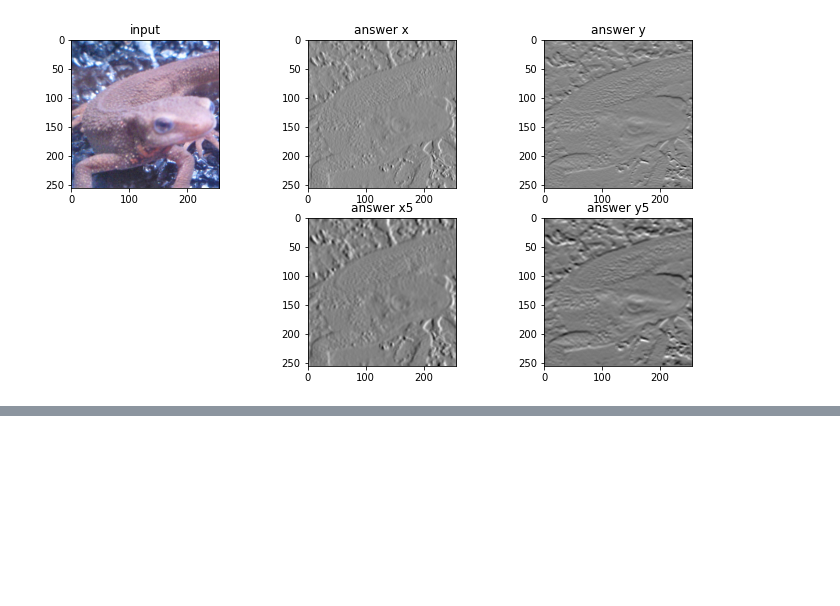
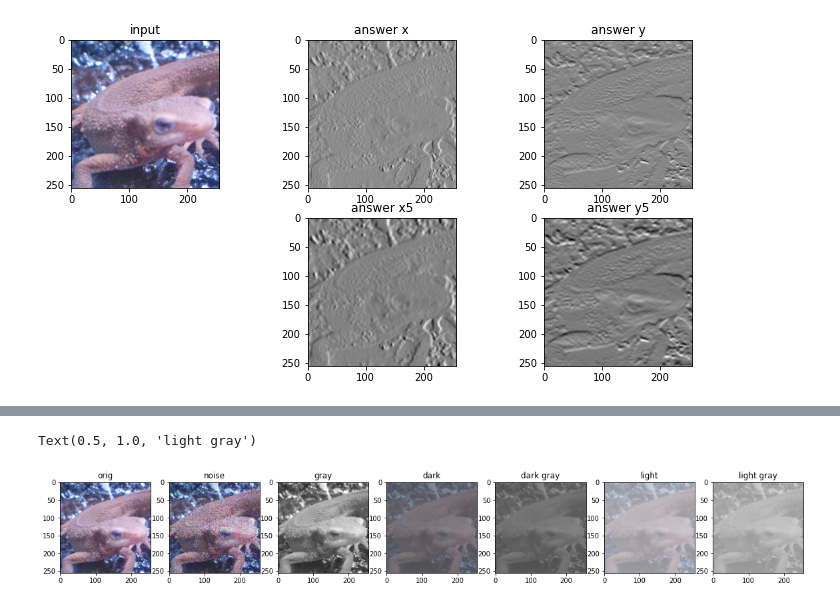
Before and after one commit to azugxi7374/garakuta222, a Jupyter notebook: 004_gazo/008.ipynb, the cells around one changed output, grey strips where cells are left out. Drawn from its saved outputs; the diff is of its cells as text; code cells hidden in the pictures; blank space fills up the shorter version.

```diff
--- a/004_gazo/008.ipynb
+++ b/004_gazo/008.ipynb
@@ -111,0 +122,26 @@ plt.show()
+# %%
+import numpy as np
+import matplotlib.pyplot as plt
+from matplotlib.colors import Normalize
+import cv2
+from skimage import io
+
+img_orig = io.imread('https://yoyoyo-yo.github.io/Gasyori100knock/dataset/images/imori_256x256.png')
+img_noise = io.imread('https://yoyoyo-yo.github.io/Gasyori100knock/dataset/images/imori_256x256_noise.png')
+img_gray = cv2.cvtColor(img_orig, cv2.COLOR_RGB2GRAY)
+img_dark = io.imread('https://yoyoyo-yo.github.io/Gasyori100knock/dataset/images/imori_256x256_dark.png')
+img_dark_gray = cv2.cvtColor(img_dark, cv2.COLOR_RGB2GRAY)
+img_light = io.imread('https://yoyoyo-yo.github.io/Gasyori100knock/dataset/images/imori_256x256_light.png')
+img_light_gray = cv2.cvtColor(img_light, cv2.COLOR_RGB2GRAY)
+
+plt.figure(figsize=(20, 4))
+plt.subplot(1, 7, 1); plt.imshow(img_orig); plt.title('orig')
+plt.subplot(1, 7, 2); plt.imshow(img_noise); plt.title('noise')
+plt.subplot(1, 7, 3); plt.imshow(img_gray, cmap='gray', norm=Normalize(vmin=0, vmax=255)); plt.title('gray')
+plt.subplot(1, 7, 4); plt.imshow(img_dark);  plt.title('dark')
+plt.subplot(1, 7, 5); plt.imshow(img_dark_gray, cmap='gray',norm=Normalize(vmin=0, vmax=255)); plt.title('dark gray')
+plt.subplot(1, 7, 6); plt.imshow(img_light);  plt.title('light')
+plt.subplot(1, 7, 7); plt.imshow(img_light_gray, cmap='gray',norm=Normalize(vmin=0, vmax=255)); plt.title('light gray')
+# %% [output]
+Text(0.5, 1.0, 'light gray')
+[figure, added]
```
Also changed, not shown: parts of 2 cells of this notebook.
